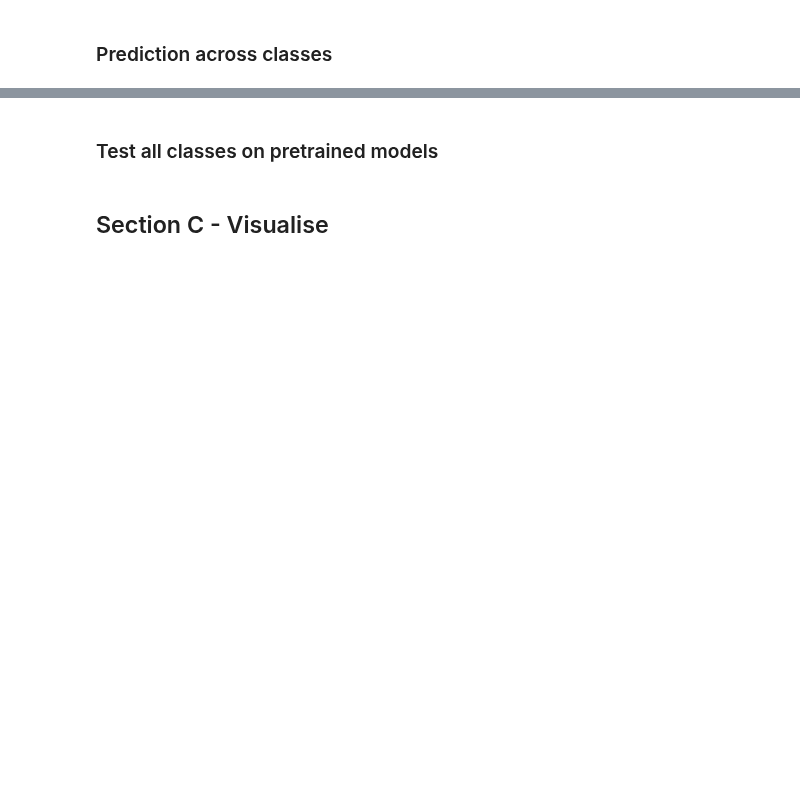
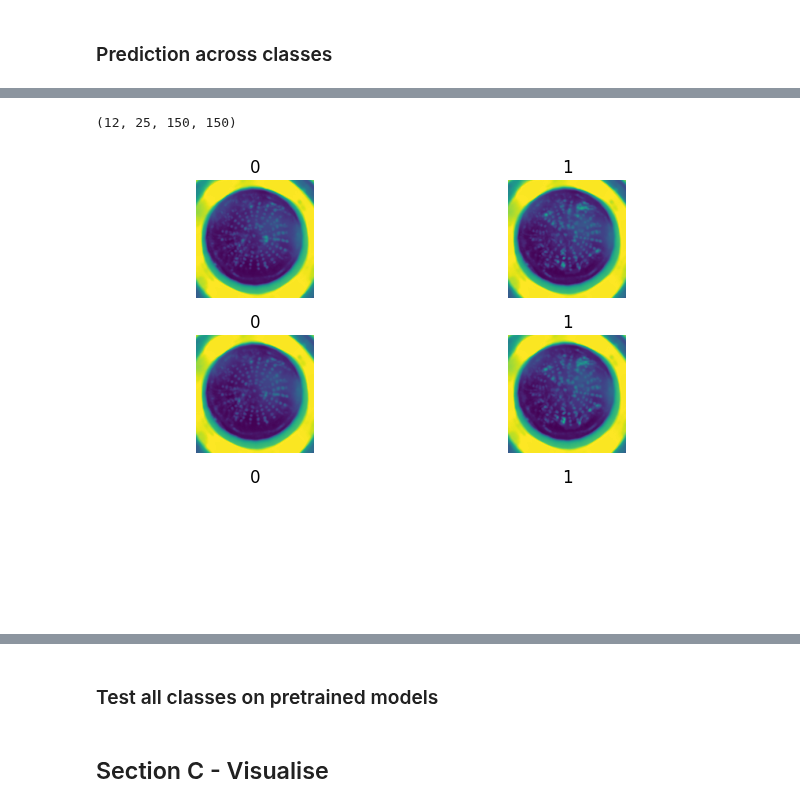
Before and after one commit to shepai/3D-textures, a Jupyter notebook: Experimental/ML.ipynb, the cells around one changed output, grey strips where cells are left out. Cells and saved outputs as stored; diff of their text form; code cells hidden in the pictures; blank space fills up the shorter version.

```diff
--- a/Experimental/ML.ipynb
+++ b/Experimental/ML.ipynb
@@ -94,8 +158,8 @@ dataset.head()
 # %%
 import pandas as pd
 import numpy as np
-X=np.load("/its/home/drs25/Documents/GitHub/3D-textures/Experimental/data/images.npy")
-dataset=pd.read_csv("/its/home/drs25/Documents/GitHub/3D-textures/Experimental/data/meta.csv")
+X=np.load("/mnt/data0/drs25/data/optical-tactile-dataset-for-textures/3DPrintedXgelfs.npy")
+dataset=pd.read_csv("/its/home/drs25/3D-textures/Experimental/data/metagelfs.csv")
 print("Dataset size:",X.shape)
 dataset.head()
 # %% [output]
@@ -103,16 +177,2 @@ FileNotFoundError: [Errno 2] No such file or directory: '/its/home/drs25/Documen
 # %% [markdown]
 ### Prediction across classes
-# %%
-subset = dataset[(dataset['Filament'] == "PLAminus") & (dataset['Printer'] == "creality")]
-subX=[]
-y=[]
-for _, row in subset.iterrows():
-    # get the class label (e.g., from the 'Pattern' column)
-    y.append(int(row['Pattern'].replace("z","")))
-    # get the corresponding feature data (e.g., from column 14 to 25)
-    subX.append(X[int(row['Index'])])
-y=np.array(y)
-subX=np.array(subX)
-print(y.shape,subX.shape)
-
-#14 25
@@ -120,0 +231,40 @@ print(y.shape,subX.shape)
+# %%
+import matplotlib.pyplot as plt
+subX,y=getsubset("PLAplus","Ender",dataset,X)
+print(subX.shape)
+plt.subplot(3,2,1)
+plt.imshow(subX[0][1])
+plt.title(y[0])
+plt.axis("off")
+
+plt.subplot(3,2,2)
+plt.imshow(subX[2][1])
+plt.title(y[2])
+plt.axis("off")
+
+subX,y=getsubset("PLAminus","Ender",dataset,X)
+plt.subplot(3,2,3)
+plt.imshow(subX[0][1])
+plt.title(y[0])
+plt.axis("off")
+
+plt.subplot(3,2,4)
+plt.imshow(subX[2][1])
+plt.title(y[2])
+plt.axis("off")
+
+subX,y=getsubset("PLAminus","Ender",dataset,X)
+plt.subplot(3,2,5)
+plt.title(subX[0][1])
+plt.title(y[0])
+plt.axis("off")
+
+plt.subplot(3,2,6)
+plt.title(subX[2][1])
+plt.title(y[2])
+plt.axis("off")
+plt.tight_layout()
+plt.show()
+# %% [output]
+(12, 25, 150, 150)
+[figure, added]
```
Also changed, not shown: parts of 48 cells of this notebook.
